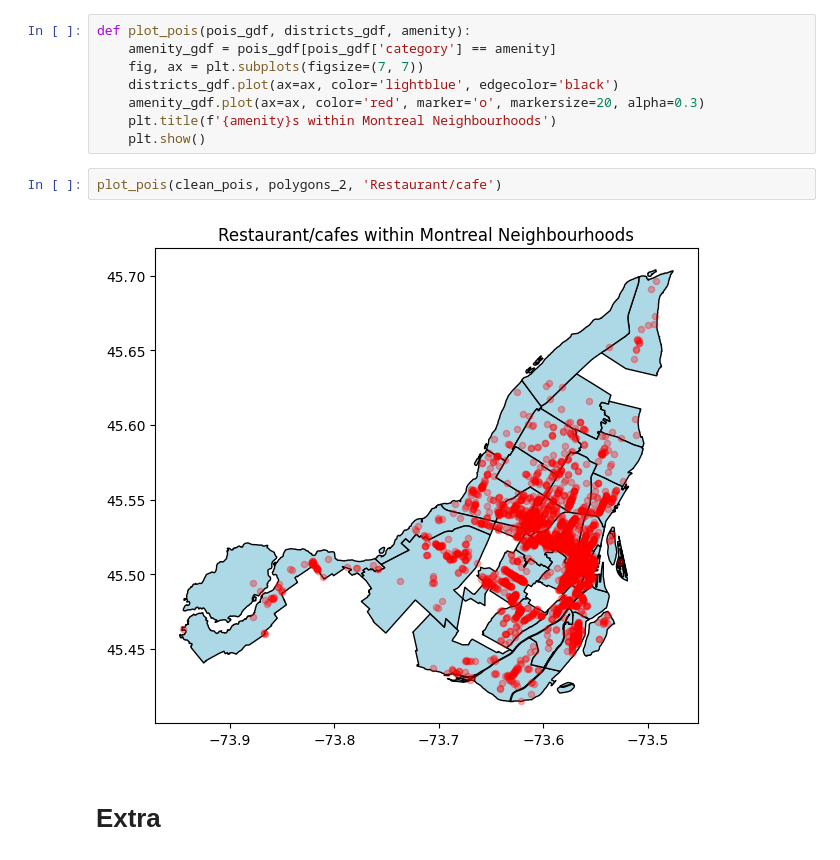
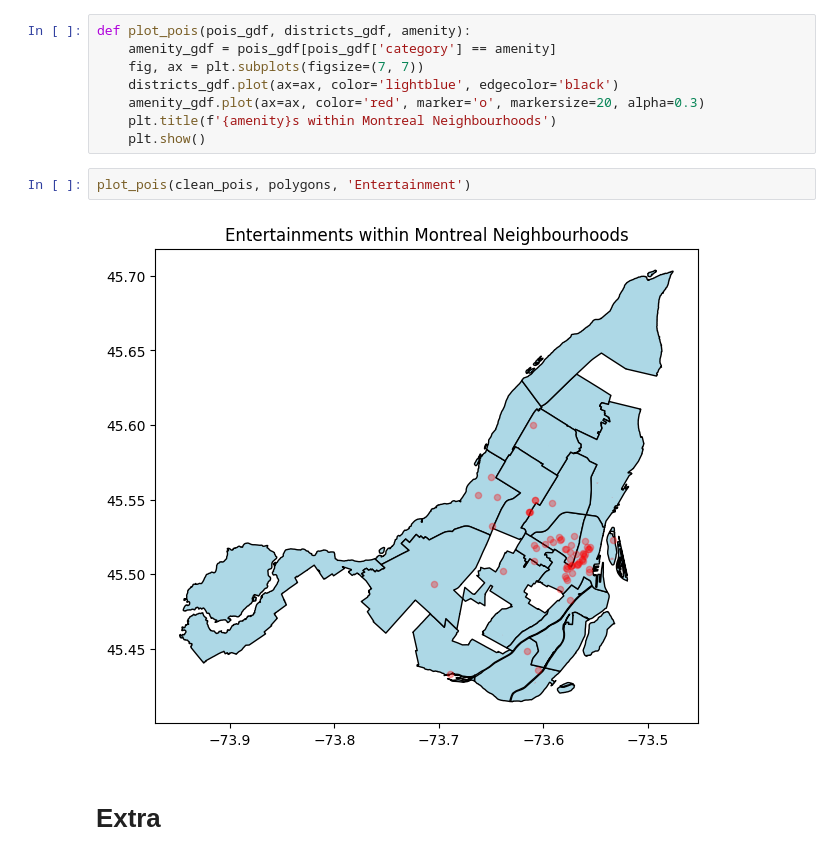
Before and after one commit to michelo200/GDS_project_deployment, a Jupyter notebook: initial_analysis/pois_analysis_caro.ipynb, the cells around one changed output. Saved outputs shown, nothing was run; the diff lists cells and outputs as text.

```diff
--- a/initial_analysis/pois_analysis_caro.ipynb
+++ b/initial_analysis/pois_analysis_caro.ipynb
@@ -122,10 +122,10 @@ def plot_pois(pois_gdf, districts_gdf, amenity):
     amenity_gdf.plot(ax=ax, color='red', marker='o', markersize=20, alpha=0.3)
     plt.title(f'{amenity}s within Montreal Neighbourhoods')
     plt.show()
-# %%
-plot_pois(clean_pois, polygons_2, 'Restaurant/cafe')
-# %% [output]
-[figure, removed]
+# %%
+plot_pois(clean_pois, polygons, 'Entertainment')
+# %% [output]
+[figure, added]
 # %% [markdown]
 # Extra
 # %%
```
Also changed, not shown: parts of 2 cells of this notebook, 1 other file.
